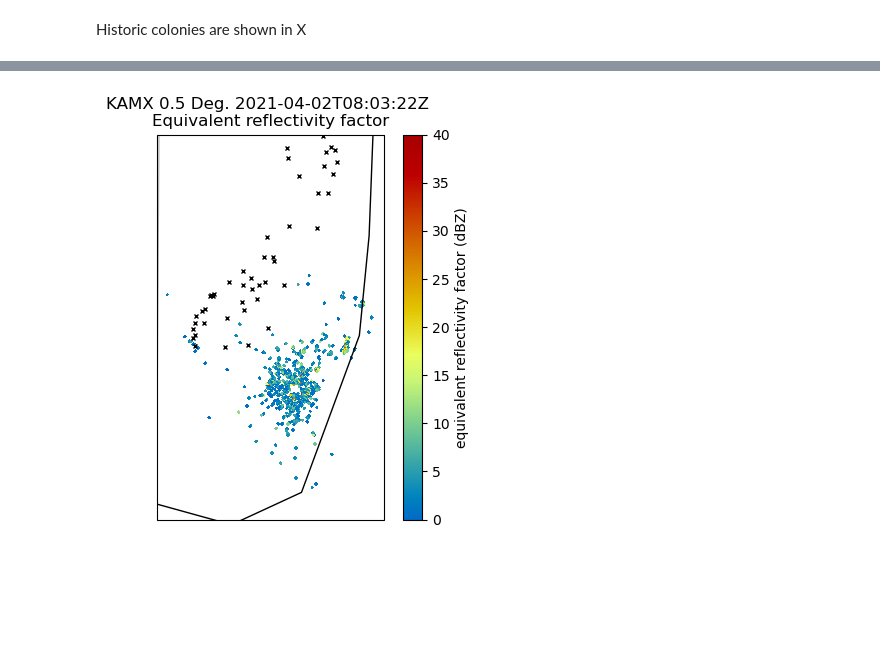
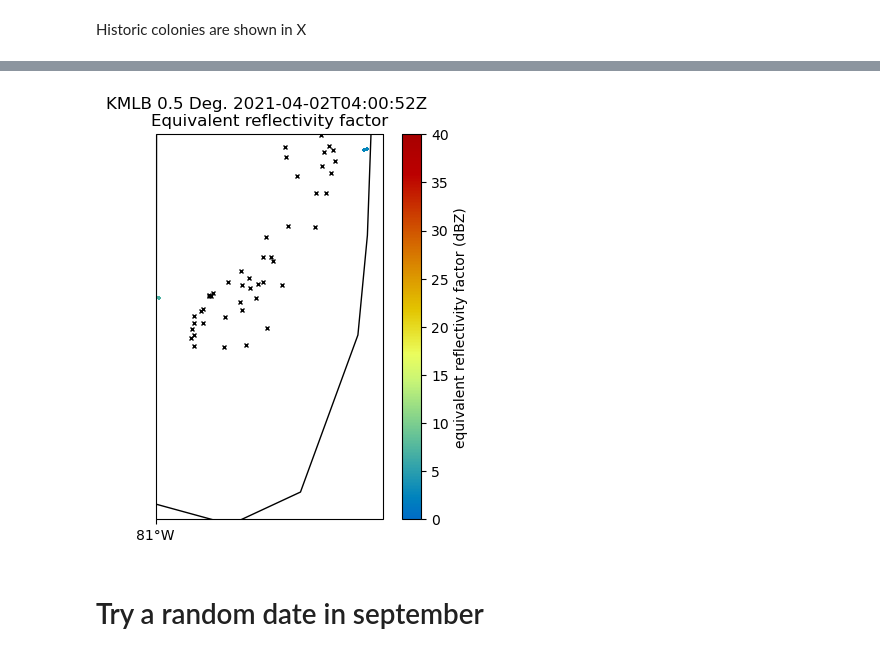
Before and after one commit to weecology/everglades_radar, a Jupyter notebook: Download.ipynb, the cells around one changed output, grey strips where cells are left out. Cells and saved outputs as stored; diff of their text form; code cells hidden in the pictures; blank space fills up the shorter version.

Commit message:
add a september date

```diff
--- a/Download.ipynb
+++ b/Download.ipynb
@@ -142,4 +144,6 @@ def animate(scan):
 # %%
+start = eastern_timezone.localize(datetime(2021,4,2,0,0))
+end = eastern_timezone.localize(datetime(2021,4,2,23,0))
 scans = conn.get_avail_scans_in_range(start, end, radar_id)
 len(scans)
 results = conn.download(scans, templocation)
@@ -229,0 +256,13 @@ def animate_colonies(scan):
+# %%
+fig = plt.figure(figsize=(4, 4))
+#Take out bad data
+good_scans = []
+for x in all_scans:
+    try:
+        x.open_pyart()
+        good_scans.append(x)
+    except:
+        continue
+
+ani = animation.FuncAnimation(fig,animate_colonies, frames=good_scans,interval=400, repeat_delay=1000)
+ani.save("KAMX_colonies.gif")
@@ -229,0 +271,5 @@ def animate_colonies(scan):
+# %%
+scans = conn.get_avail_scans_in_range(start, end, "KMLB")
+len(scans)
+results = conn.download(scans, templocation)
+all_scans = [x for x in results.iter_success()]
@@ -230,6 +294,28 @@ def animate_colonies(scan):
+# %%
+# taken from https://github.com/zssherman/pyart_animation/blob/master/pyart_animation/pyart_animation.py
+def animate_colonies(scan):
+    plt.clf()
+    try:
+        radar = scan.open_pyart()
+    except:
+        return None
+    gate_filter = pyart.correct.GateFilter(radar)
+    gate_filter.exclude_below("reflectivity",5)
+    gate_filter.exclude_above("reflectivity",30)
+    gate_filter.exclude_below("differential_phase",30)
+    display = pyart.graph.RadarMapDisplay(radar)
+    gate_filter.exclude_above("cross_correlation_ratio",0.8)
+    projection = ccrs.LambertConformal(central_latitude=radar.latitude['data'][0],
+                                       central_longitude=radar.longitude['data'][0])
+    display.plot_ppi_map('reflectivity', 0, vmin=0, vmax=40,projection=projection,
+                         lat_0=radar.latitude['data'][0], fig=fig,
+                         lon_0=radar.longitude['data'][0], min_lat=25.1, max_lat=26.6, min_lon=-80.6, max_lon=-79.5, gatefilter=gate_filter)
+    display.plot_point(colonies.longitude, colonies.latitude, markersize=3, symbol="x", color="black")
 # %%
 fig = plt.figure(figsize=(5, 5))
-ani = animation.FuncAnimation(fig,animate_colonies, frames=all_scans[0:2],interval=1000, repeat_delay=1000)
-ani.save("KAMX.gif")
+ani = animation.FuncAnimation(fig,animate_colonies, frames=all_scans,interval=750, repeat_delay=1000)
+ani.save("KMLB_colonies.gif")
 # %% [output]
-[figure, old version]
+[figure, new version]
+# %% [markdown]
+# Try a random date in september
```
Also changed, not shown: parts of 9 cells of this notebook.
